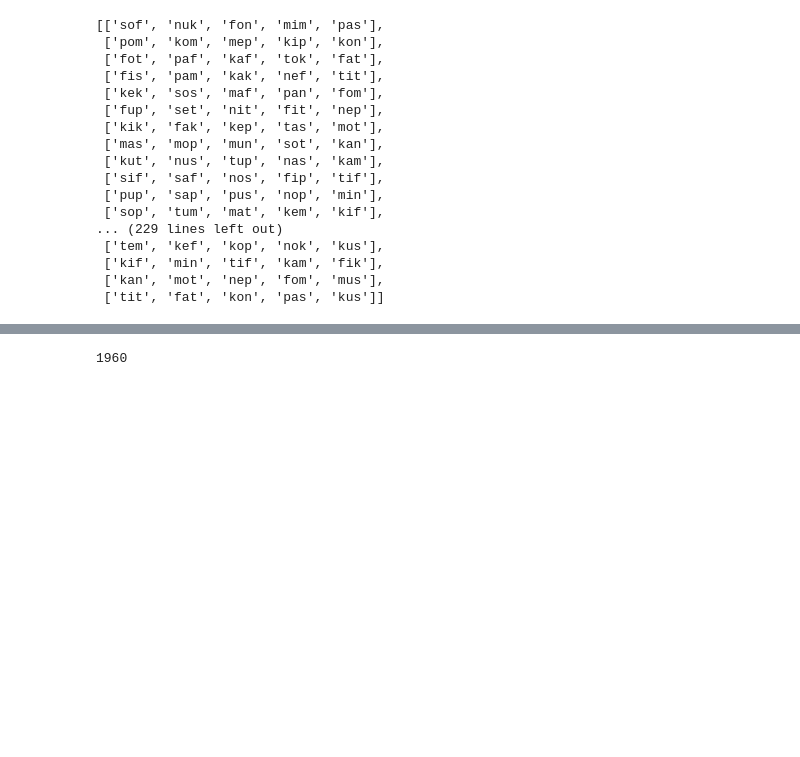
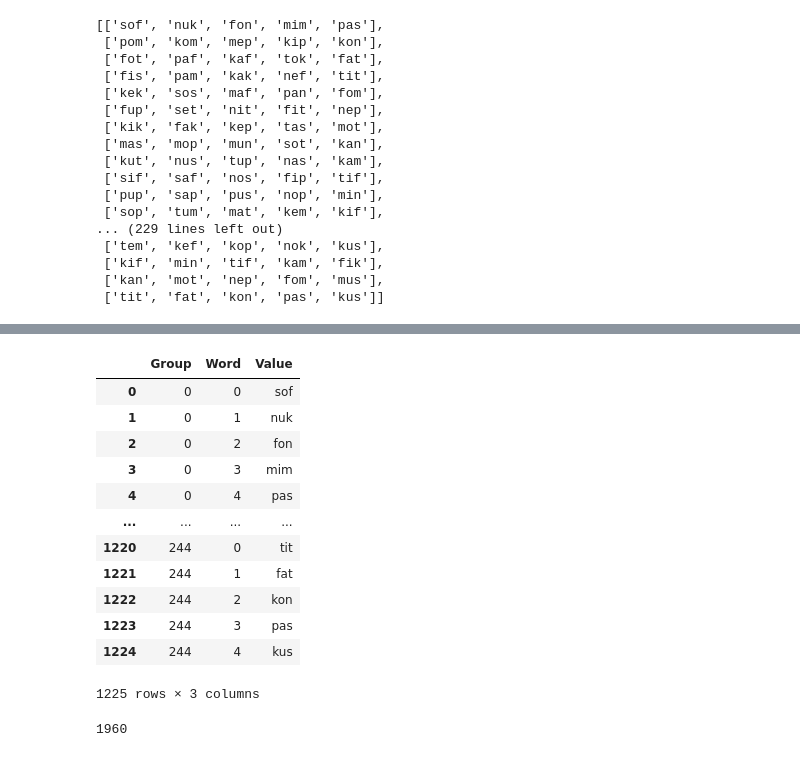
Before and after one commit to mtkweb/master-thesis, a Jupyter notebook: words-generation.ipynb, the cells around one changed output, grey strips where cells are left out. Cells and saved outputs as stored; diff of their text form; code cells hidden in the pictures; blank space fills up the shorter version.

Commit message:
extra function to export a dataframe to csv to handle words more easy

```diff
--- a/words-generation.ipynb
+++ b/words-generation.ipynb
@@ -127,0 +164,23 @@ add_redundant_word_to_groups(groups_of_words, generate_unique_words, WORDS_PER_G
+# %%
+def group_to_table(group_index: int, group: List[str]):
+    return [[group_index, i, group[i]] for i in range(len(group))]
+# %%
+def merge_group_tables(groups: List[List[str]]):
+    table = []
+    for i in range(len(groups)):
+        table.extend(group_to_table(i, groups[i]))
+    return pd.DataFrame(table, columns=['Group', 'Word', 'Value'])
+# %% [output]
+|  | Group | Word | Value |
+| 0 | 0 | 0 | sof |
+| 1 | 0 | 1 | nuk |
+| 2 | 0 | 2 | fon |
+| 3 | 0 | 3 | mim |
+| 4 | 0 | 4 | pas |
+| ... | ... | ... | ... |
+| 1220 | 244 | 0 | tit |
+| 1221 | 244 | 1 | fat |
+| 1222 | 244 | 2 | kon |
+| 1223 | 244 | 3 | pas |
+| 1224 | 244 | 4 | kus |
+1225 rows × 3 columns
```
Also changed, not shown: parts of 6 cells of this notebook.
